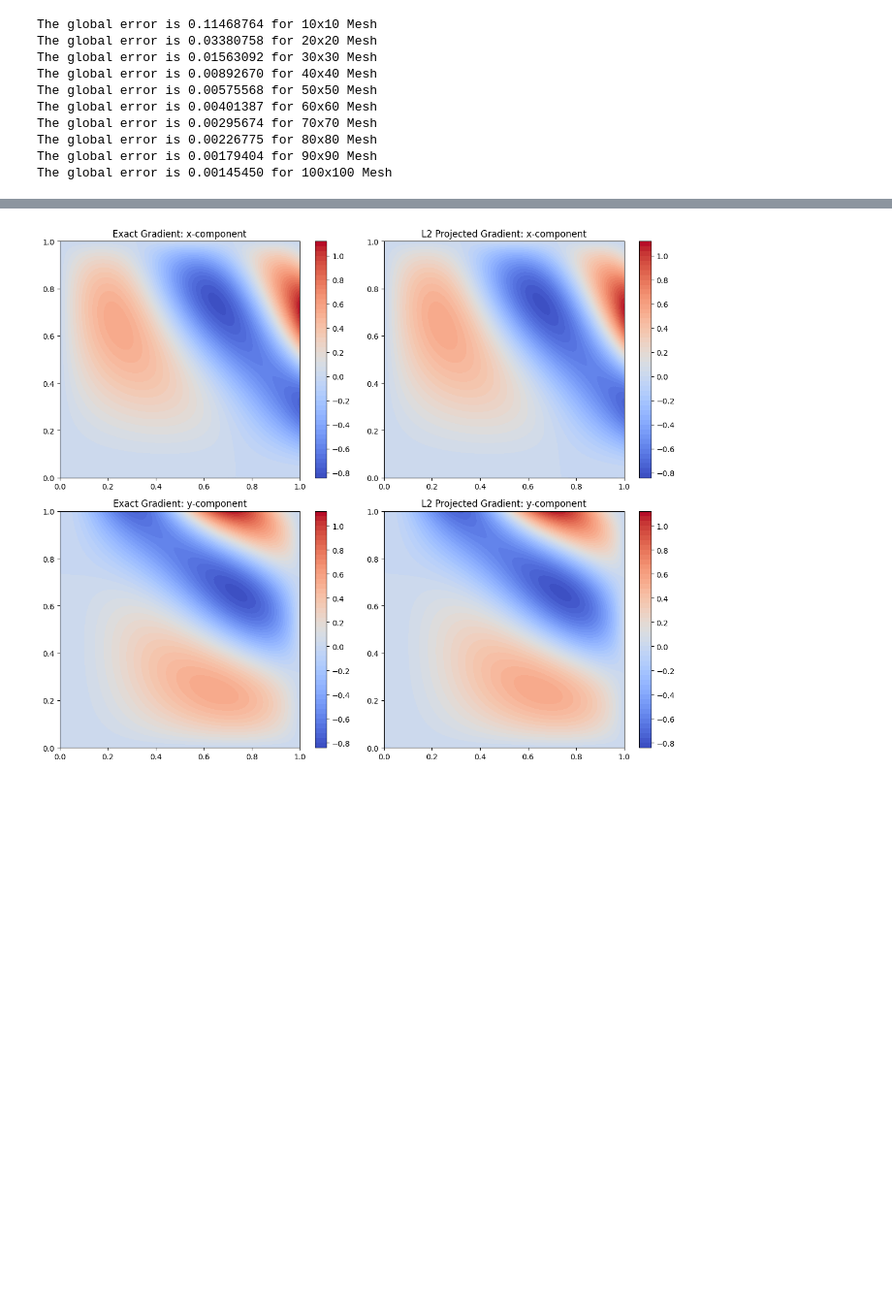
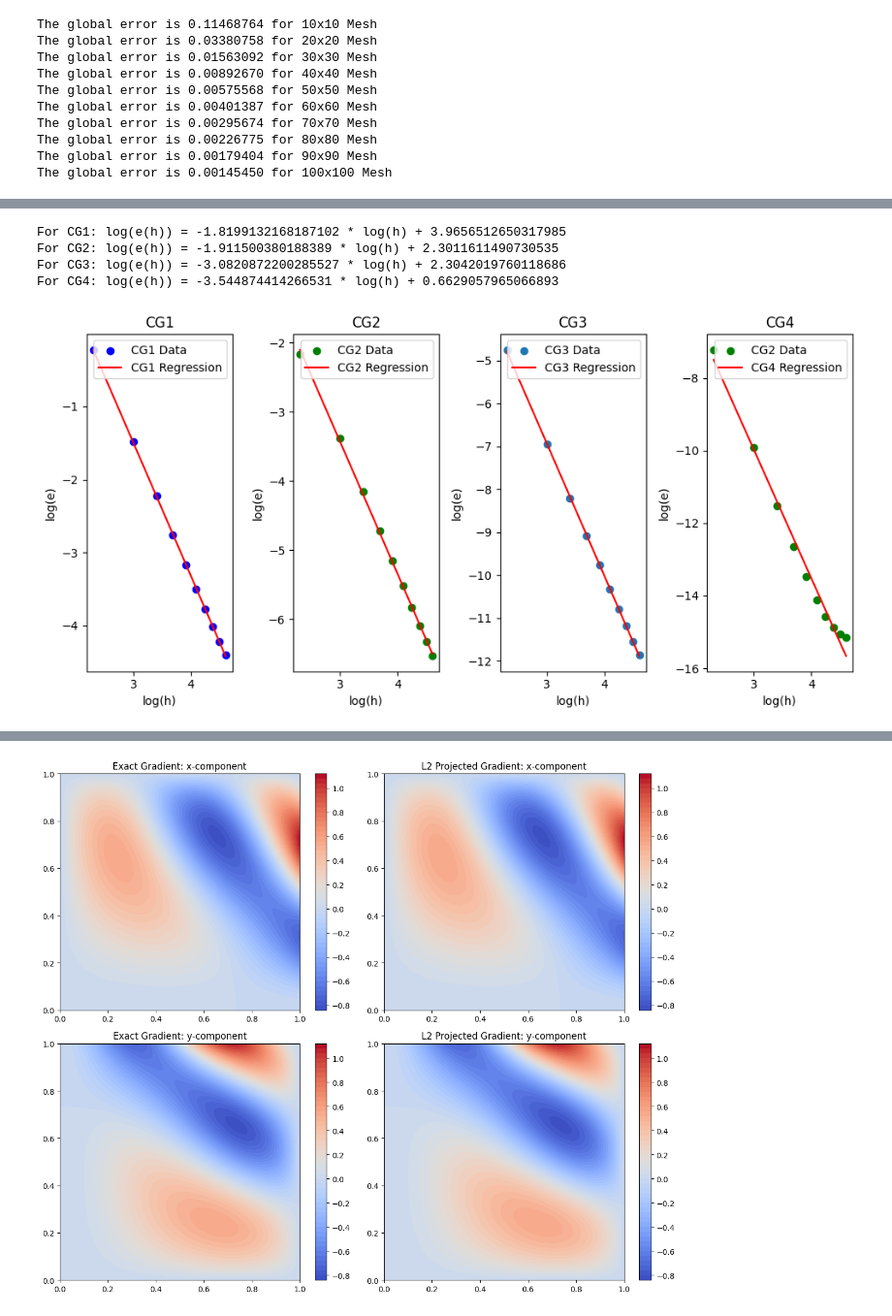
Before and after one commit to acse-yl1922/AdaptiveMeshML, a Jupyter notebook: demo4L2.ipynb, the cells around one changed output, grey strips where cells are left out. Shown: that part at 97% size. Saved outputs shown, nothing was run; the diff lists cells and outputs as text; code cells hidden in the pictures; blank space fills up the shorter version.

```diff
--- a/demo4L2.ipynb
+++ b/demo4L2.ipynb
@@ -262,3 +368,75 @@ plt.show()
+# %%
+# Sample data (replace this with your actual data)
+mesh_sizes = [10, 20, 30, 40, 50, 60, 70, 80, 90, 100]
+
+# Taking logarithm of the data
+log_mesh_sizes_cg1 = np.log(mesh_sizes)
+log_errors_cg1 = np.log(u_grad_diffs)
+
+log_mesh_sizes_cg2 = np.log(mesh_sizes)
+log_errors_cg2 = np.log(u_grad_diffs_cg2)
+
+log_mesh_sizes_cg3 = np.log(mesh_sizes)
+log_errors_cg3 = np.log(u_grad_diffs_cg3)
+
+log_mesh_sizes_cg4 = np.log(mesh_sizes)
+log_errors_cg4 = np.log(u_grad_diffs_cg4)
+
+# Polynomial fit of degree 1 (linear regression)
+coefficients_cg1 = np.polyfit(log_mesh_sizes_cg1, log_errors_cg1, 1)
+coefficients_cg2 = np.polyfit(log_mesh_sizes_cg2, log_errors_cg2, 1)
+coefficients_cg3 = np.polyfit(log_mesh_sizes_cg3, log_errors_cg3, 1)
+coefficients_cg4 = np.polyfit(log_mesh_sizes_cg4, log_errors_cg4, 1)
+
+# Print the derived expressions
+print(f"For CG1: log(e(h)) = {coefficients_cg1[0]} * log(h) + {coefficients_cg1[1]}")
+print(f"For CG2: log(e(h)) = {coefficients_cg2[0]} * log(h) + {coefficients_cg2[1]}")
+print(f"For CG3: log(e(h)) = {coefficients_cg3[0]} * log(h) + {coefficients_cg3[1]}")
+print(f"For CG4: log(e(h)) = {coefficients_cg4[0]} * log(h) + {coefficients_cg4[1]}")
+
+# Visualize the data and the linear regression
+plt.figure(figsize=(10, 5))
+
+plt.subplot(1, 4, 1)
+plt.scatter(log_mesh_sizes_cg1, log_errors_cg1, color='blue', label='CG1 Data')
+plt.plot(log_mesh_sizes_cg1, coefficients_cg1[0] * log_mesh_sizes_cg1 + coefficients_cg1[1], color='red', label='CG1 Regression')
+plt.title("CG1")
+plt.xlabel("log(h)")
+plt.ylabel("log(e)")
+plt.legend()
+
+plt.subplot(1, 4, 2)
+plt.scatter(log_mesh_sizes_cg2, log_errors_cg2, color='green', label='CG2 Data')
+plt.plot(log_mesh_sizes_cg2, coefficients_cg2[0] * log_mesh_sizes_cg2 + coefficients_cg2[1], color='red', label='CG2 Regression')
+plt.title("CG2")
+plt.xlabel("log(h)")
+plt.ylabel("log(e)")
+plt.legend()
+
+plt.subplot(1, 4, 3)
+plt.scatter(log_mesh_sizes_cg3, log_errors_cg3, label='CG3 Data')
+plt.plot(log_mesh_sizes_cg3, coefficients_cg3[0] * log_mesh_sizes_cg3 + coefficients_cg3[1], color='red', label='CG3 Regression')
+plt.title("CG3")
+plt.xlabel("log(h)")
+plt.ylabel("log(e)")
+plt.legend()
+
+plt.subplot(1, 4, 4)
+plt.scatter(log_mesh_sizes_cg4, log_errors_cg4, color='green', label='CG2 Data')
+plt.plot(log_mesh_sizes_cg4, coefficients_cg4[0] * log_mesh_sizes_cg4 + coefficients_cg4[1], color='red', label='CG4 Regression')
+plt.title("CG4")
+plt.xlabel("log(h)")
+plt.ylabel("log(e)")
+plt.legend()
+
+plt.tight_layout()
+plt.show()
+# %% [output]
+For CG1: log(e(h)) = -1.8199132168187102 * log(h) + 3.9656512650317985
+For CG2: log(e(h)) = -1.911500380188389 * log(h) + 2.3011611490730535
+For CG3: log(e(h)) = -3.0820872200285527 * log(h) + 2.3042019760118686
+For CG4: log(e(h)) = -3.544874414266531 * log(h) + 0.6629057965066893
+[figure, added]
 # %%
 u_grad_exacts = []
 u_grad_l2s = []
```
Also changed, not shown: parts of 23 cells of this notebook, 21 other files.
